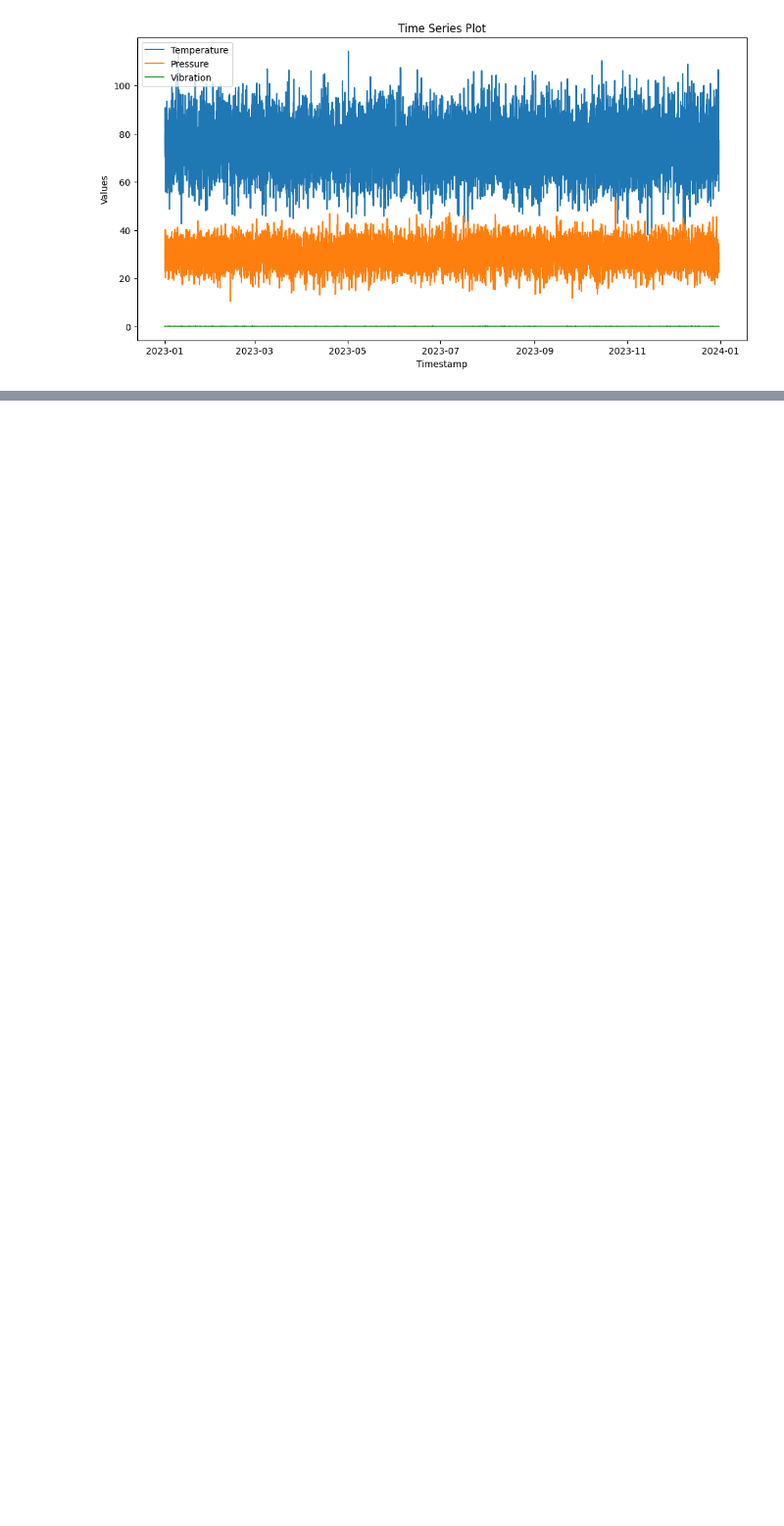
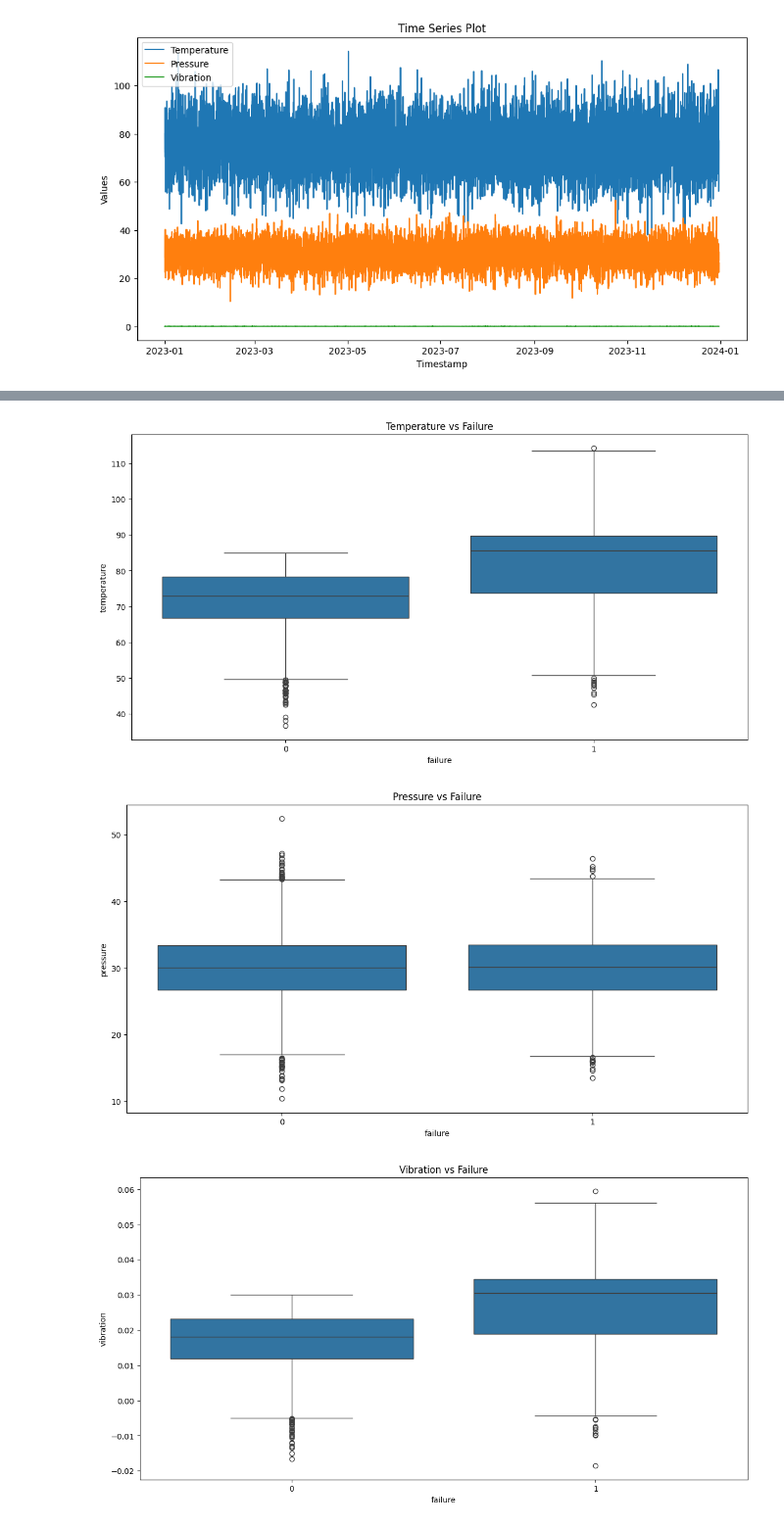
Before and after one commit to anoushkaacc/Predictive-maintenance-for-mining-equipments, a Jupyter notebook: notebooks/eda.ipynb, the cells around one changed output, grey strips where cells are left out. Shown at 98% size. Saved outputs shown, nothing was run; the diff lists cells and outputs as text; code cells hidden in the pictures; blank space fills up the shorter version.

```diff
--- a/notebooks/eda.ipynb
+++ b/notebooks/eda.ipynb
@@ -82,0 +108,19 @@ if 'timestamp' in df.columns:
+# %%
+plt.figure(figsize=(14, 7))
+sns.boxplot(x='failure', y='temperature', data=df)
+plt.title('Temperature vs Failure')
+plt.show()
+
+plt.figure(figsize=(14, 7))
+sns.boxplot(x='failure', y='pressure', data=df)
+plt.title('Pressure vs Failure')
+plt.show()
+
+plt.figure(figsize=(14, 7))
+sns.boxplot(x='failure', y='vibration', data=df)
+plt.title('Vibration vs Failure')
+plt.show()
+# %% [output]
+[figure, added]
+[figure, added]
+[figure, added]
```
Also changed, not shown: parts of 4 cells of this notebook.
